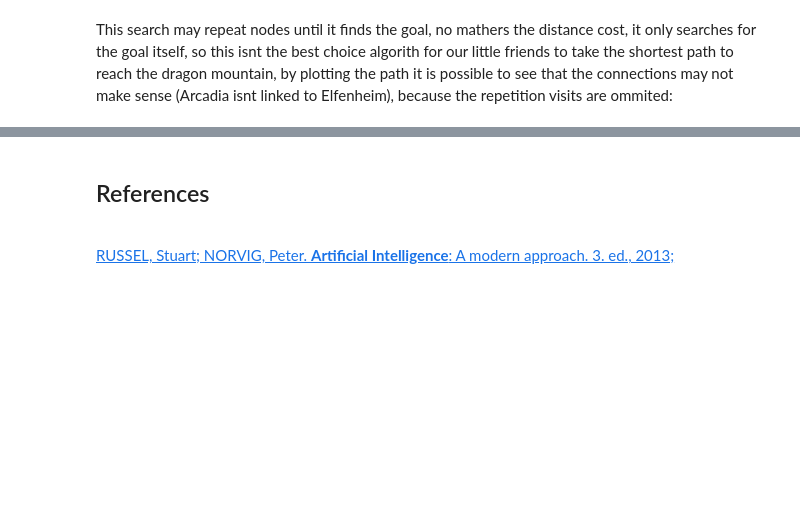
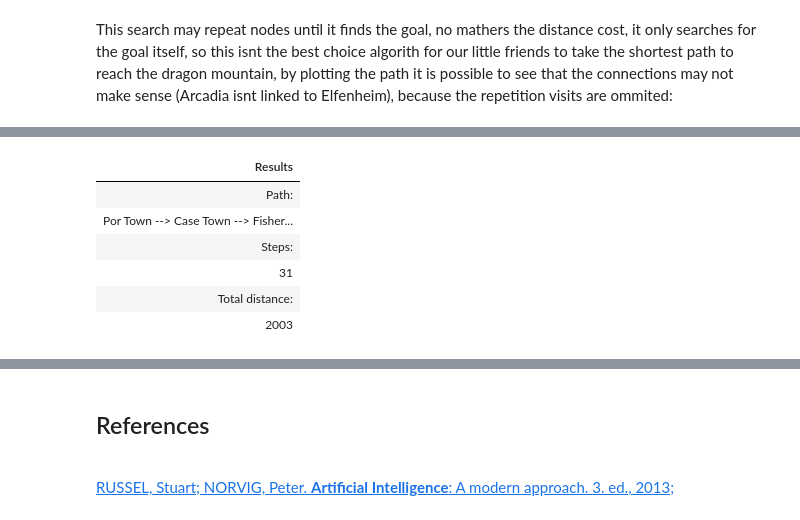
Before and after one commit to brunolcarli/GooGraph, a Jupyter notebook: graph_search.ipynb, the cells around one changed output, grey strips where cells are left out. Saved outputs shown, nothing was run; the diff lists cells and outputs as text; code cells hidden in the pictures; blank space fills up the shorter version.

```diff
--- a/graph_search.ipynb
+++ b/graph_search.ipynb
@@ -472,0 +556,20 @@ plt.show()
+# %%
+depth_result = depth_first_search(highlands_graph, 'Case Town', 'Vault Gisley')
+
+# Show table for better visualization
+path =  ' --> '.join(depth_result['path'])
+pd.DataFrame(
+    [
+        'Path: ', path,
+        'Steps:', len(depth_result['steps']),
+        'Total distance:', depth_result["total_distance"]
+    ],
+    columns=['Results']).style.hide_index()
+# %% [output]
+| Results |
+| Path: |
+| Por Town --> Case Town --> Fisher... |
+| Steps: |
+| 31 |
+| Total distance: |
+| 2003 |
```
Also changed, not shown: parts of 13 cells of this notebook.
